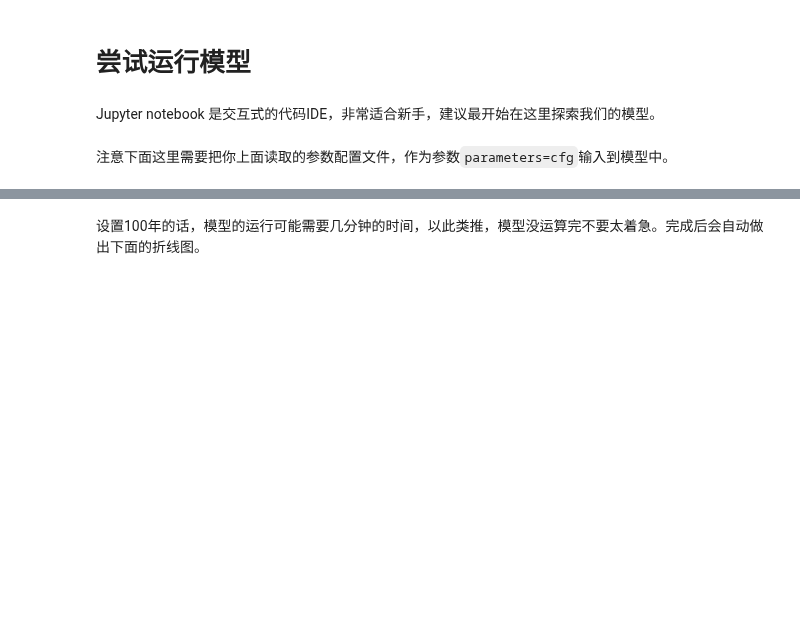
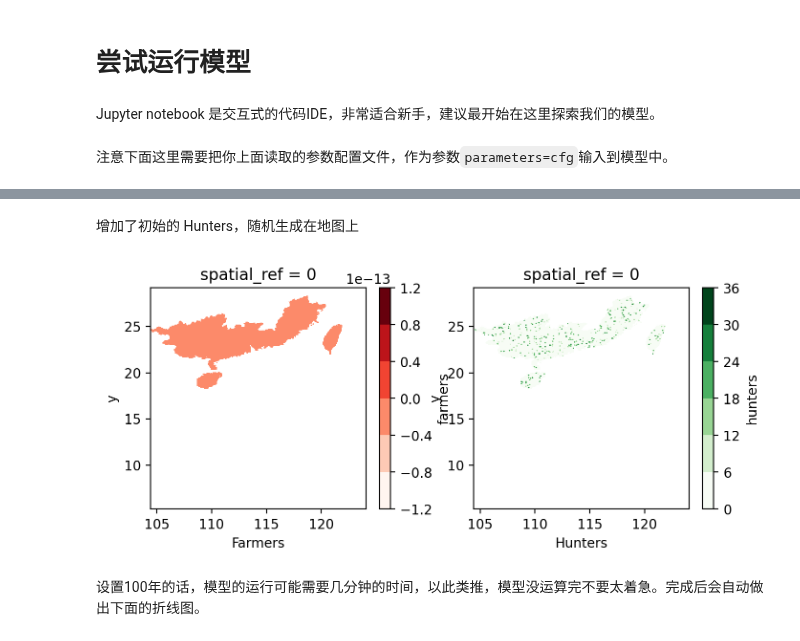
Before and after one commit to SongshGeo/South-China-Livehood-Evolution, a Jupyter notebook: docs/demo.ipynb, the cells around one changed output, grey strips where cells are left out. Cells and saved outputs as stored; diff of their text form; code cells hidden in the pictures; blank space fills up the shorter version.

Commit message:
feat(nature): :sparkles: adding some init hunters when setup

```diff
--- a/docs/demo.ipynb
+++ b/docs/demo.ipynb
@@ -30,3 +36,9 @@ model = Model(parameters=cfg)
+# %% [markdown]
+增加了初始的 Hunters，随机生成在地图上
+# %%
+model.heatmap()
+# %% [output]
+[figure, added]
 # %% [markdown]
 设置100年的话，模型的运行可能需要几分钟的时间，以此类推，模型没运算完不要太着急。完成后会自动做出下面的折线图。
 # %%
```
Also changed, not shown: parts of 5 cells of this notebook, 3 other files.
